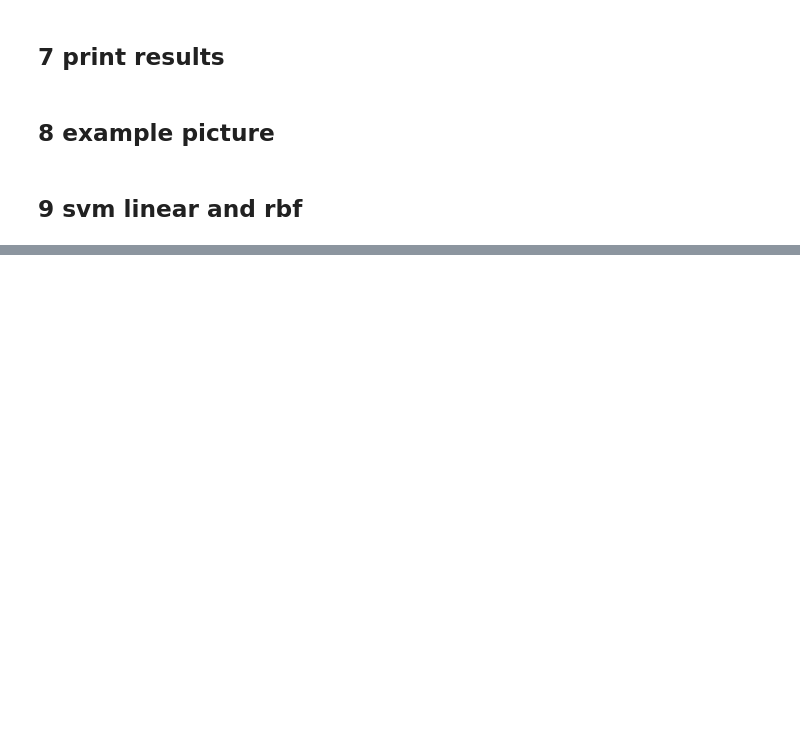
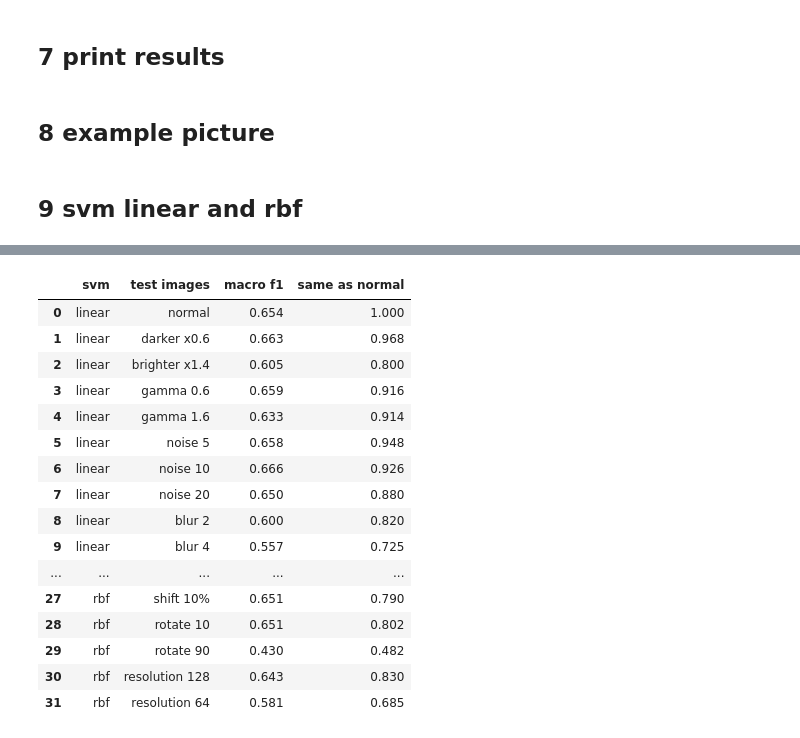
Before and after one commit to harryconnor/Road-Damage-Classification, a Jupyter notebook: edge/edge_basics.ipynb, the cells around one changed output, grey strips where cells are left out. Saved outputs shown, nothing was run; the diff lists cells and outputs as text; code cells hidden in the pictures; blank space fills up the shorter version.

```diff
--- a/edge/edge_basics.ipynb
+++ b/edge/edge_basics.ipynb
@@ -657,0 +1039,30 @@ ablation_results.round(3)
+# %%
+# robustness on all the features with linear and rbf
+# slow because every test image is changed 15 ways and features are worked out again
+
+def edge_test_features(images, k):
+    # edge features dont depend on the fold so k is not used
+    return feature_matrix([image_features(img) for img in images], "all")
+
+
+x = feature_matrix(results, "all")
+robustness = run_robustness(table, x, edge_test_features)
+robustness.round(3)
+# %% [output]
+|  | svm | test images | macro f1 | same as normal |
+| 0 | linear | normal | 0.654 | 1.000 |
+| 1 | linear | darker x0.6 | 0.663 | 0.968 |
+| 2 | linear | brighter x1.4 | 0.605 | 0.800 |
+| 3 | linear | gamma 0.6 | 0.659 | 0.916 |
+| 4 | linear | gamma 1.6 | 0.633 | 0.914 |
+| 5 | linear | noise 5 | 0.658 | 0.948 |
+| 6 | linear | noise 10 | 0.666 | 0.926 |
+| 7 | linear | noise 20 | 0.650 | 0.880 |
+| 8 | linear | blur 2 | 0.600 | 0.820 |
+| 9 | linear | blur 4 | 0.557 | 0.725 |
+| ... | ... | ... | ... | ... |
+| 27 | rbf | shift 10% | 0.651 | 0.790 |
+| 28 | rbf | rotate 10 | 0.651 | 0.802 |
+| 29 | rbf | rotate 90 | 0.430 | 0.482 |
+| 30 | rbf | resolution 128 | 0.643 | 0.830 |
+| 31 | rbf | resolution 64 | 0.581 | 0.685 |
```
Also changed, not shown: parts of 29 cells of this notebook, 2 other files.
